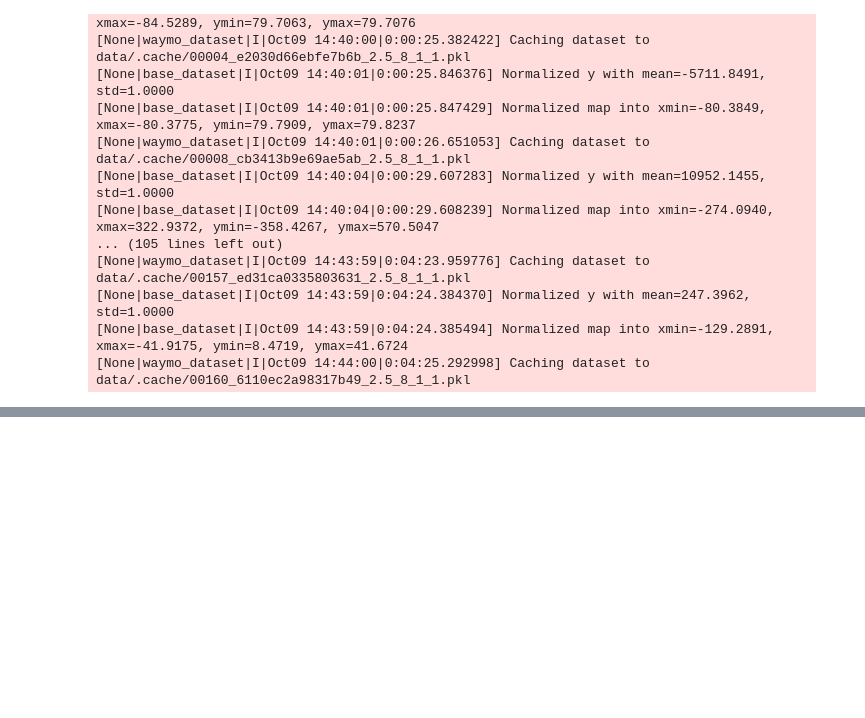
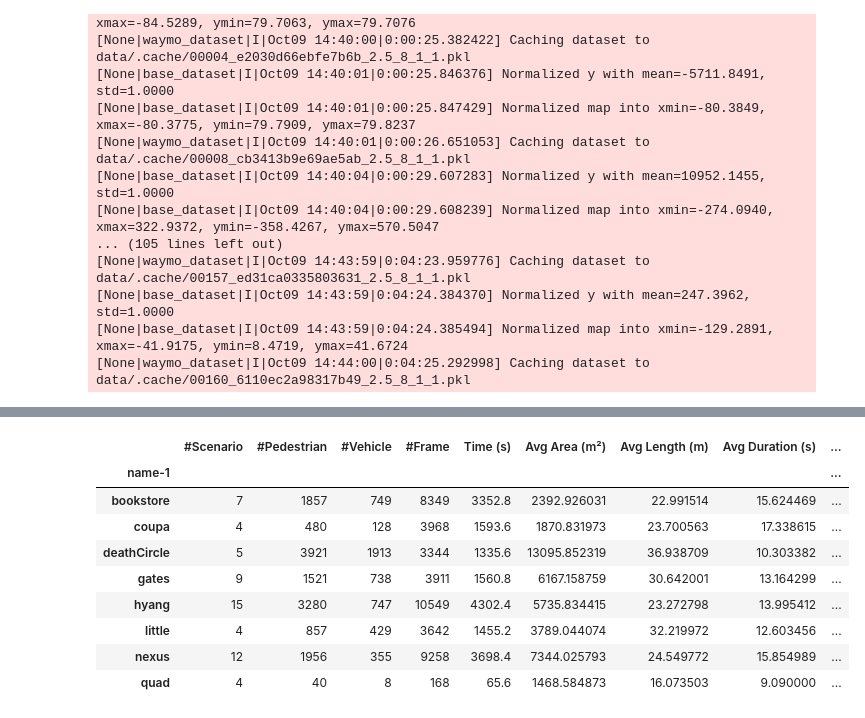
Before and after one commit to yuzhTHU/HuaweiCrowdSimulationCodeRelease, a Jupyter notebook: scripts/251009数据集统计信息.ipynb, the cells around one changed output, grey strips where cells are left out. Saved outputs shown, nothing was run; the diff lists cells and outputs as text; code cells hidden in the pictures; blank space fills up the shorter version.

```diff
--- a/scripts/251009数据集统计信息.ipynb
+++ b/scripts/251009数据集统计信息.ipynb
@@ -178,0 +268,26 @@ df.groupby('dataset').agg(**{
+# %%
+df_SDD = df[df['dataset'] == 'SDD'].copy()
+df_SDD['name-1'] = df_SDD['name'].apply(lambda x: x.split('-')[0])
+df_SDD = df_SDD.groupby('name-1').agg(**{
+    '#Scenario': ('dataset', 'count'),
+    '#Pedestrian': ('#Pedestrian', 'sum'),
+    '#Vehicle': ('#Vehicle', 'sum'),
+    '#Frame': ('#Frame', 'sum'),
+    'Time (s)': ('Time', 'sum'),
+    'Avg Area (m²)': ('Area', 'mean'),
+    'Avg Length (m)': ('Average-Length', 'mean'),
+    'Avg Duration (s)': ('Average-Duration', 'mean'),
+    'Avg Speed (m/s)': ('Average-Speed', 'mean'),
+})
+df_SDD
+# %% [output]
+|  | #Scenario | #Pedestrian | #Vehicle | #Frame | Time (s) | Avg Area (m²) | Avg Length (m) | Avg Duration (s) | ... |
+| name-1 |  |  |  |  |  |  |  |  | ... |
+| bookstore | 7 | 1857 | 749 | 8349 | 3352.8 | 2392.926031 | 22.991514 | 15.624469 | ... |
+| coupa | 4 | 480 | 128 | 3968 | 1593.6 | 1870.831973 | 23.700563 | 17.338615 | ... |
+| deathCircle | 5 | 3921 | 1913 | 3344 | 1335.6 | 13095.852319 | 36.938709 | 10.303382 | ... |
+| gates | 9 | 1521 | 738 | 3911 | 1560.8 | 6167.158759 | 30.642001 | 13.164299 | ... |
+| hyang | 15 | 3280 | 747 | 10549 | 4302.4 | 5735.834415 | 23.272798 | 13.995412 | ... |
+| little | 4 | 857 | 429 | 3642 | 1455.2 | 3789.044074 | 32.219972 | 12.603456 | ... |
+| nexus | 12 | 1956 | 355 | 9258 | 3698.4 | 7344.025793 | 24.549772 | 15.854989 | ... |
+| quad | 4 | 40 | 8 | 168 | 65.6 | 1468.584873 | 16.073503 | 9.090000 | ... |
```
Also changed, not shown: parts of 2 cells of this notebook, 4 other files.
